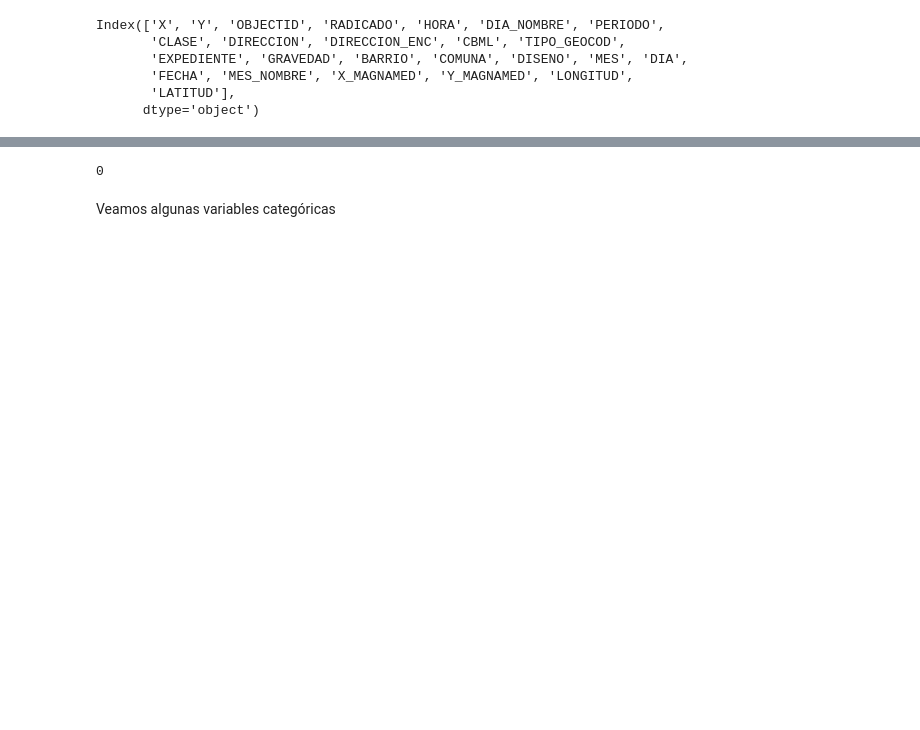
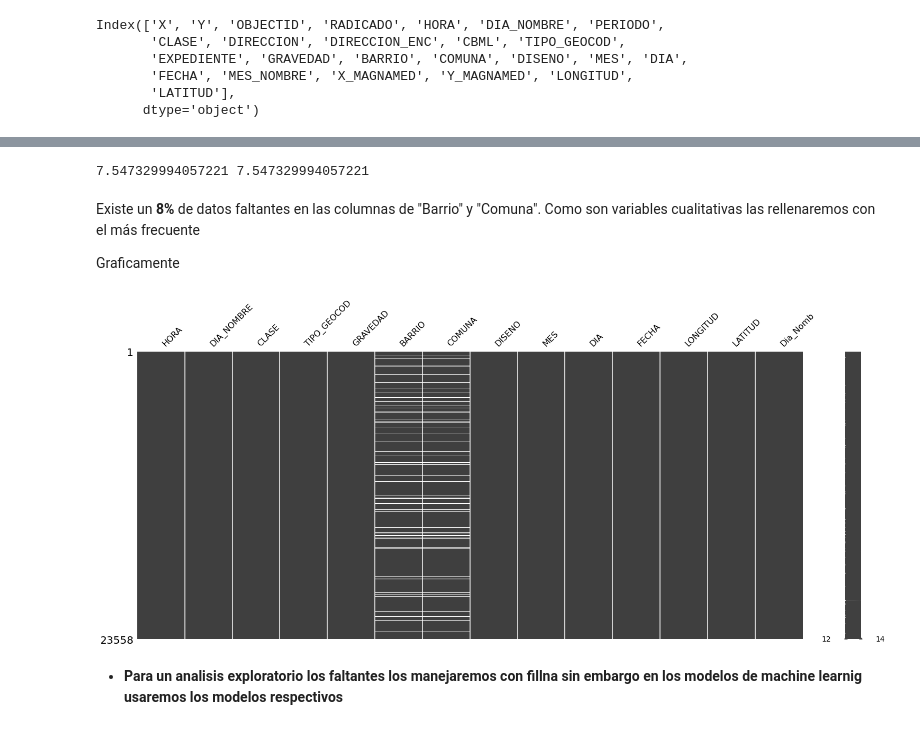
Before and after one commit to Mileej/Proyecto_individual, a Jupyter notebook: Proyecto2_MovilidadMedellín.ipynb, the cells around one changed output, grey strips where cells are left out. Cells and saved outputs as stored; diff of their text form; code cells hidden in the pictures; blank space fills up the shorter version.

```diff
--- a/Proyecto2_MovilidadMedellín.ipynb
+++ b/Proyecto2_MovilidadMedellín.ipynb
@@ -75,5 +75,0 @@ df
-# %%
-#descartemos otras dos filas: periodo y Fecha y mes_nombre y  ya que los datos son de 2022 y los meses y los dias están separados y en el caso del mes esta de manera númerica
-#Nota: CBML -->Se refiere a la unión del COBAMA (Comuna, Barrio, Manzana) y el número de lote, abreviado como "CBML".
-df=df.drop(columns=['PERIODO','MES_NOMBRE','FECHA'])
-df.head()
@@ -87,4 +75,0 @@ df.head()
-# %%
-#otras columnas que podemos descartar
-df=df.drop(columns=['DIRECCION_ENC','EXPEDIENTE'])
-df.head()
@@ -97,0 +78,6 @@ df.head()
+# %%
+#Cambiar a formato de fechas y extraer cada una
+df['FECHA']=pd.to_datetime(df['FECHA'])
+df['FECHA']=df['FECHA'].dt.strftime('%Y-%m-%d')
+df['FECHA']=pd.to_datetime(df['FECHA'])
+df.info()
@@ -97,0 +118,4 @@ df.head()
+# %%
+#extraer columna con los dias
+df['Dia_Nomb']=df['FECHA'].dt.day_name()
+df.head()
@@ -137,6 +165,18 @@ df
-# %%
-df.duplicated().sum()
-# %% [output]
-0
-# %% [markdown]
-Veamos algunas variables categóricas
+# %%
+#porcentaje de faltantes
+x1=(df['BARRIO'].isna().sum())/len(df)*100
+x2=(df['COMUNA'].isna().sum())/len(df)*100
+print(x1,x2)
+# %% [output]
+7.547329994057221 7.547329994057221
+# %% [markdown]
+Existe un **8%** de datos faltantes en las columnas de "Barrio" y "Comuna". Como son variables cualitativas las rellenaremos con el más frecuente
+
+Graficamente
+# %%
+import missingno as msno #visualización donde hay valores nulos
+msno.matrix(df);
+# %% [output]
+[figure, added]
+# %% [markdown]
+* **Para un analisis exploratorio  los faltantes los manejaremos con fillna sin embargo en los modelos de machine learnig usaremos los modelos respectivos**
```
Also changed, not shown: parts of 88 cells of this notebook.
